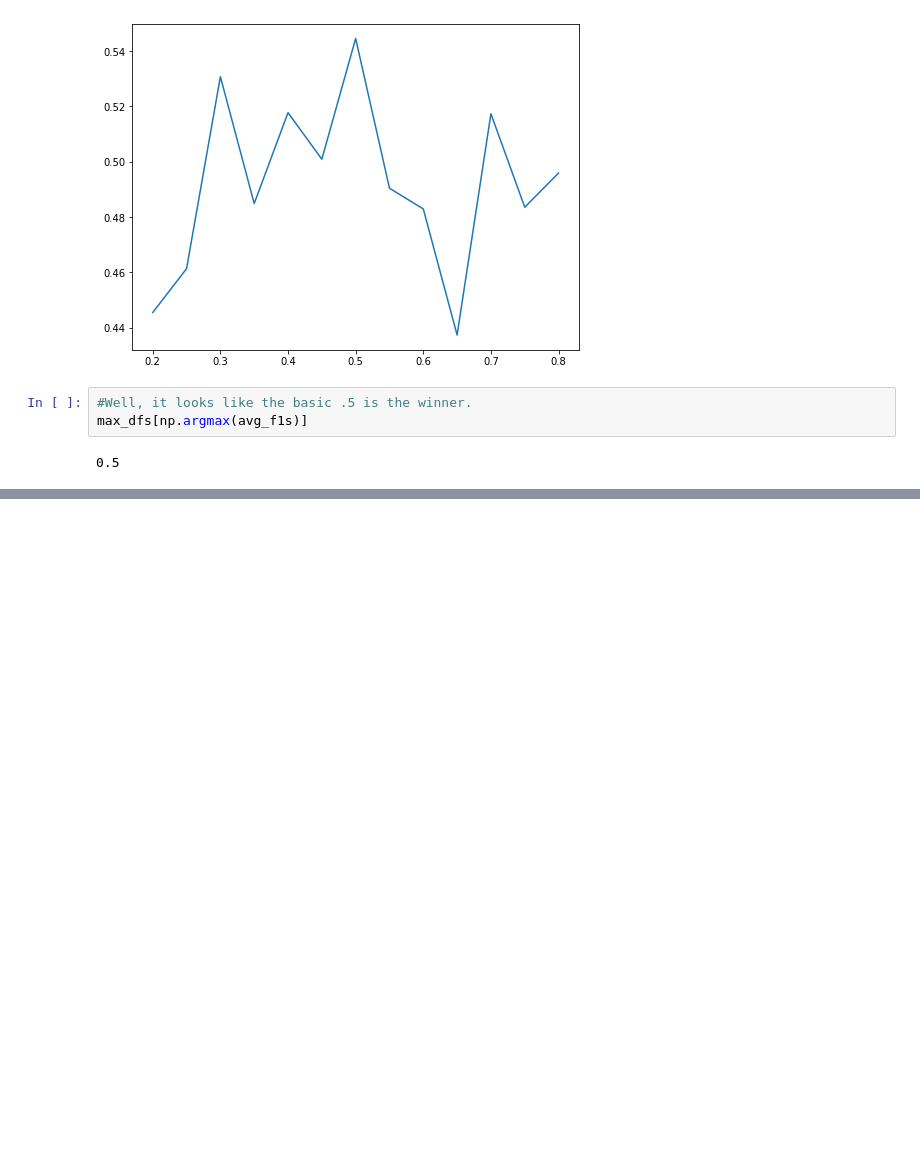
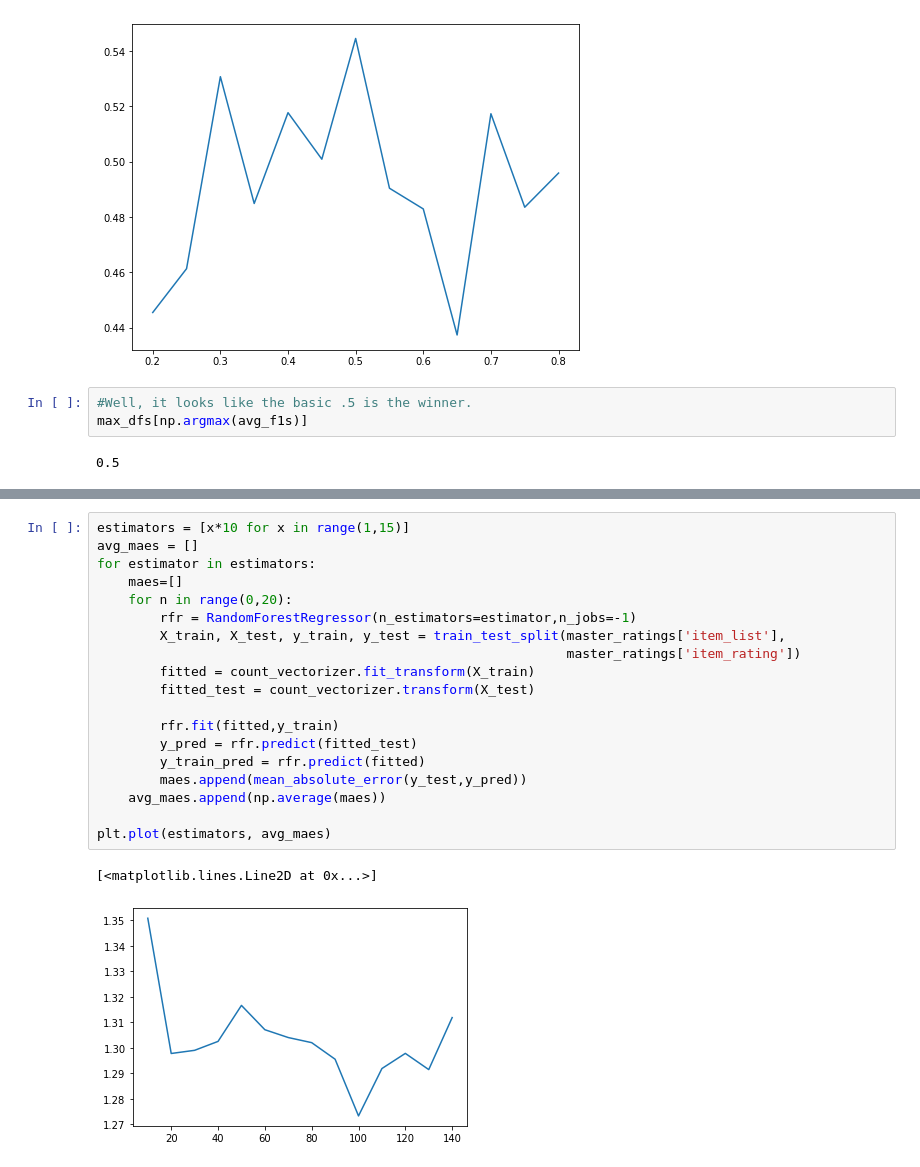
Before and after one commit to max-miller/apocalypse_cooking, a Jupyter notebook: data_prep_and_modeling.ipynb, the cells around one changed output, grey strips where cells are left out. Drawn from its saved outputs; the diff is of its cells as text; blank space fills up the shorter version.

```diff
--- a/data_prep_and_modeling.ipynb
+++ b/data_prep_and_modeling.ipynb
@@ -596,0 +621,22 @@ print(f'Recall: {recall_score(y_test,y_pred)}')
+# %%
+estimators = [x*10 for x in range(1,15)]
+avg_maes = []
+for estimator in estimators:
+    maes=[]
+    for n in range(0,20):
+        rfr = RandomForestRegressor(n_estimators=estimator,n_jobs=-1)
+        X_train, X_test, y_train, y_test = train_test_split(master_ratings['item_list'],
+                                                            master_ratings['item_rating'])
+        fitted = count_vectorizer.fit_transform(X_train)
+        fitted_test = count_vectorizer.transform(X_test)
+
+        rfr.fit(fitted,y_train)
+        y_pred = rfr.predict(fitted_test)
+        y_train_pred = rfr.predict(fitted)
+        maes.append(mean_absolute_error(y_test,y_pred))
+    avg_maes.append(np.average(maes))
+
+plt.plot(estimators, avg_maes)
+# %% [output]
+[<matplotlib.lines.Line2D at 0x...>]
+[figure, added]
```
Also changed, not shown: parts of 35 cells of this notebook.
